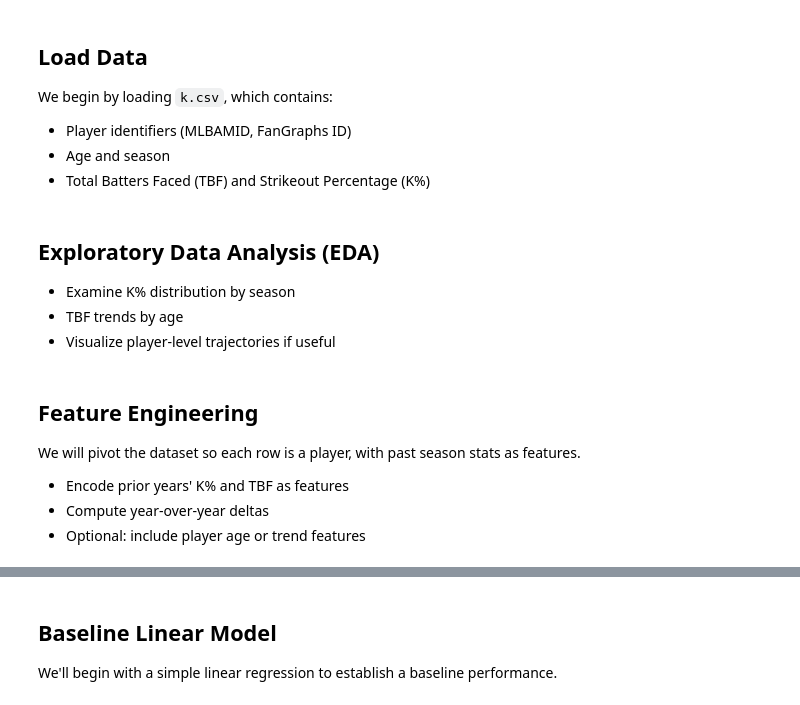
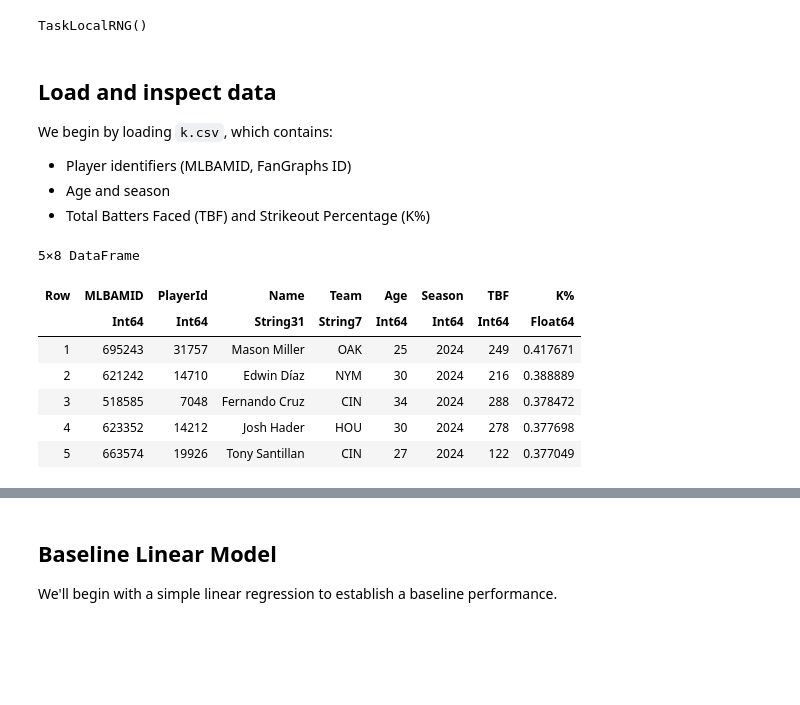
Before and after one commit to williamsryan/QuantAnalysisAssets, a Jupyter notebook: phillies_takehome/phillies_kpercent_model.ipynb, the cells around one changed output, grey strips where cells are left out. Cells and saved outputs as stored; diff of their text form; code cells hidden in the pictures; blank space fills up the shorter version.

```diff
--- a/phillies_takehome/phillies_kpercent_model.ipynb
+++ b/phillies_takehome/phillies_kpercent_model.ipynb
@@ -28,14 +26,29 @@ sns.set(style='whitegrid')
+# %%
+# Load libraries
+using CSV, DataFrames
+using StatsPlots
+using Turing
+using Random, Distributions
+using StatsBase
+using CategoricalArrays
+Random.seed!(42)
+# %% [output]
+TaskLocalRNG()
 # %% [markdown]
-## Load Data
+## Load and inspect data
 We begin by loading `k.csv`, which contains:
 - Player identifiers (MLBAMID, FanGraphs ID)
 - Age and season
 - Total Batters Faced (TBF) and Strikeout Percentage (K%)
 # %%
-df = pd.read_csv('k.csv')
-df.head()
+df = CSV.read("k.csv", DataFrame)
+first(df, 5)
+# %% [output]
+5×8 DataFrame
+| Row | MLBAMID | PlayerId | Name | Team | Age | Season | TBF | K% |
+|  | Int64 | Int64 | String31 | String7 | Int64 | Int64 | Int64 | Float64 |
+| 1 | 695243 | 31757 | Mason Miller | OAK | 25 | 2024 | 249 | 0.417671 |
+| 2 | 621242 | 14710 | Edwin Díaz | NYM | 30 | 2024 | 216 | 0.388889 |
+| 3 | 518585 | 7048 | Fernando Cruz | CIN | 34 | 2024 | 288 | 0.378472 |
+| 4 | 623352 | 14212 | Josh Hader | HOU | 30 | 2024 | 278 | 0.377698 |
+| 5 | 663574 | 19926 | Tony Santillan | CIN | 27 | 2024 | 122 | 0.377049 |
-# %% [markdown]
-## Exploratory Data Analysis (EDA)
-- Examine K% distribution by season
-- TBF trends by age
-- Visualize player-level trajectories if useful
@@ -49,7 +54,0 @@ plt.show()
-# %% [markdown]
-## Feature Engineering
-We will pivot the dataset so each row is a player, with past season stats as features.
-
-- Encode prior years' K% and TBF as features
-- Compute year-over-year deltas
-- Optional: include player age or trend features
```
Also changed, not shown: parts of 12 cells of this notebook, 3 other files.
